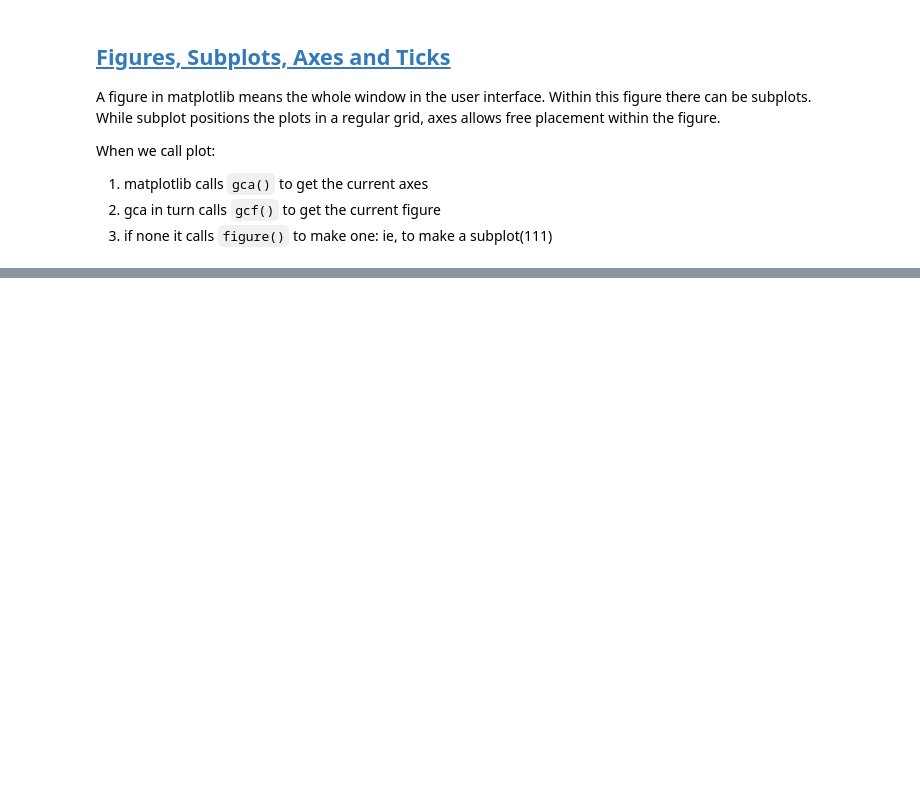
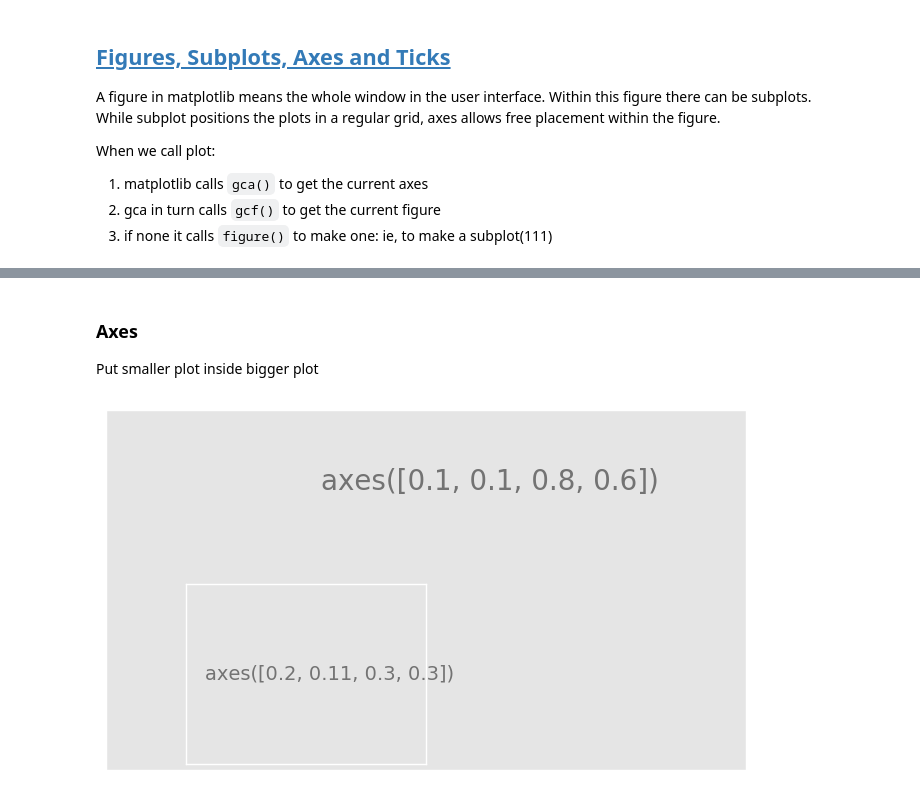
Before and after one commit to kcbighuge/misc-python, a Jupyter notebook: plotting-examples-seaborn-pandas.ipynb, the cells around one changed output, grey strips where cells are left out. Drawn from its saved outputs; the diff is of its cells as text; code cells hidden in the pictures; blank space fills up the shorter version.

```diff
--- a/plotting-examples-seaborn-pandas.ipynb
+++ b/plotting-examples-seaborn-pandas.ipynb
@@ -1089,0 +1123,18 @@ When we call plot:
+# %% [markdown]
+### Axes
+Put smaller plot inside bigger plot
+# %%
+ax1 = [0.1,.1,.8,.6]
+axes(ax1)
+xticks([]), yticks([])
+text(0.6,0.8, 'axes('+str(ax1)+')',ha='center',va='center',size=20,alpha=.5)
+
+ax2 = [0.2,0.11,.3,.3]
+axes(ax2)
+xticks([]), yticks([])
+text(0.6,0.5, 'axes('+str(ax2)+')',ha='center',va='center',size=14,alpha=.5)
+
+# plt.savefig("../figures/axes.png",dpi=64) ## save as img
+show()
+# %% [output]
+[figure, added]
```
Also changed, not shown: parts of 4 cells of this notebook.
